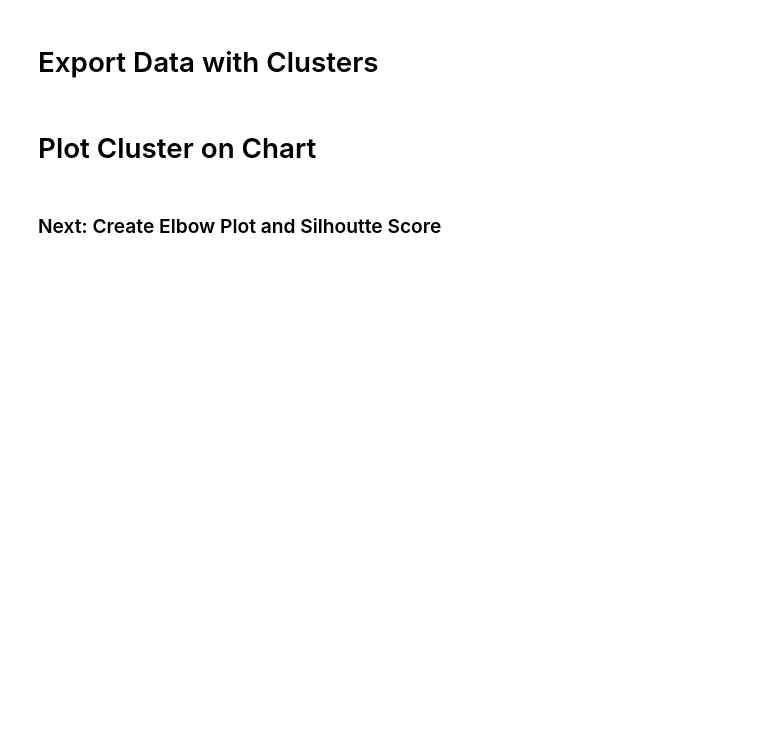
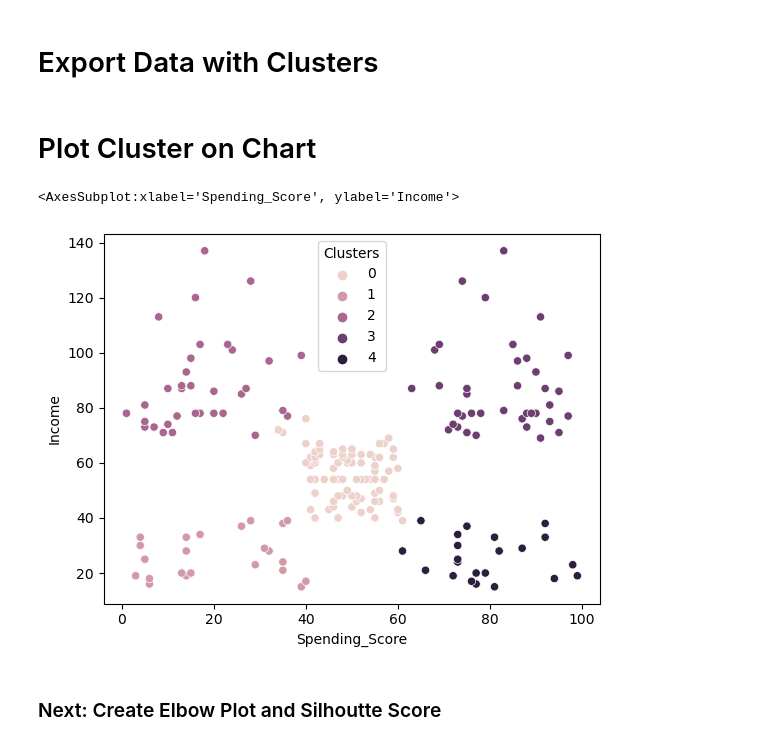
Before and after one commit to KunaalNaik/UNEXT_PythonDashboard_Streamlit, a Jupyter notebook: cluster/B1_22Mar_p1-sklearn-k-means.ipynb, the cells around one changed output. Drawn from its saved outputs; the diff is of its cells as text; code cells hidden in the pictures; blank space fills up the shorter version.

```diff
--- a/cluster/B1_22Mar_p1-sklearn-k-means.ipynb
+++ b/cluster/B1_22Mar_p1-sklearn-k-means.ipynb
@@ -112,7 +114,10 @@ df.to_csv('mallClusters.csv', index = False)
 # %% [markdown]
 # Plot Cluster on Chart
 # %%
-#sns.scatterplot(x="Spending_Score", y="Income",hue = 'Clusters',  data=df)
+sns.scatterplot(x="Spending_Score", y="Income",hue = 'Clusters',  data=df)
+# %% [output]
+<AxesSubplot:xlabel='Spending_Score', ylabel='Income'>
+[figure, added]
 # %% [markdown]
 ### Next: Create Elbow Plot and Silhoutte Score
 # %% [markdown]
```
Also changed, not shown: parts of 8 cells of this notebook, 9 other files.
